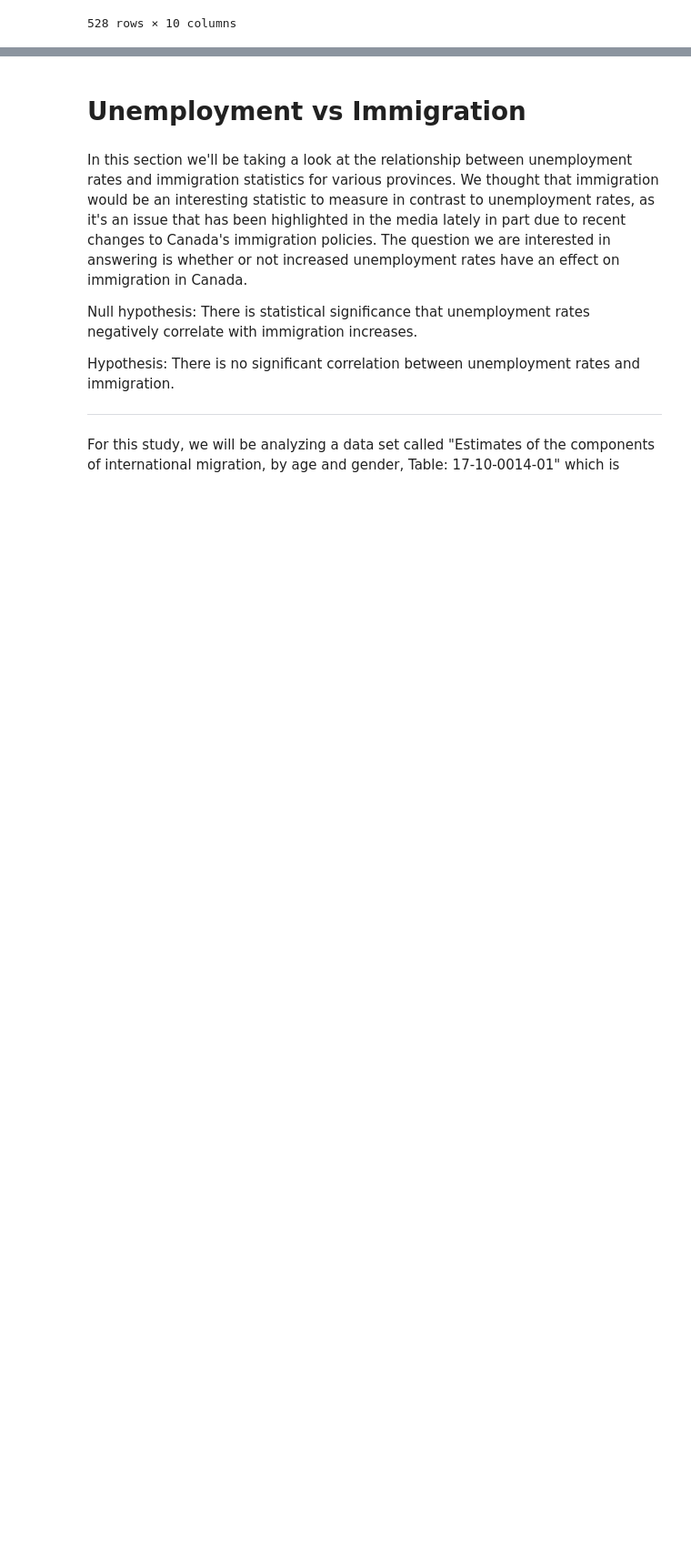
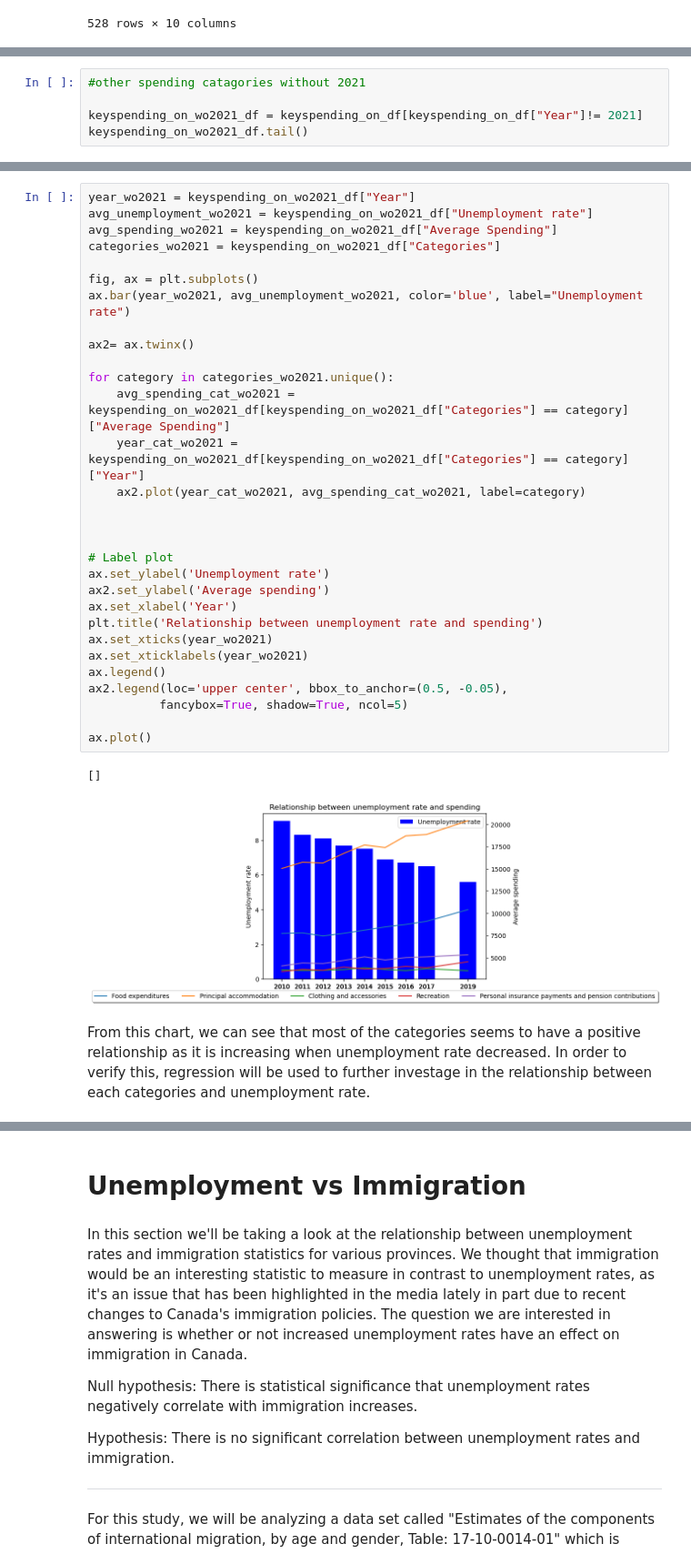
Before and after one commit to Cadeem-M/Project-1-Unemployment, a Jupyter notebook: analysis.ipynb, the cells around one changed output, grey strips where cells are left out. Shown at 91% size. Saved outputs shown, nothing was run; the diff lists cells and outputs as text; blank space fills up the shorter version.

```diff
--- a/analysis.ipynb
+++ b/analysis.ipynb
@@ -238,0 +251,5 @@ ax.plot()
+# %%
+#other spending catagories without 2021
+
+keyspending_on_wo2021_df = keyspending_on_df[keyspending_on_df["Year"]!= 2021]
+keyspending_on_wo2021_df.tail()
@@ -238,0 +294,35 @@ ax.plot()
+# %%
+year_wo2021 = keyspending_on_wo2021_df["Year"]
+avg_unemployment_wo2021 = keyspending_on_wo2021_df["Unemployment rate"]
+avg_spending_wo2021 = keyspending_on_wo2021_df["Average Spending"]
+categories_wo2021 = keyspending_on_wo2021_df["Categories"]
+
+fig, ax = plt.subplots()
+ax.bar(year_wo2021, avg_unemployment_wo2021, color='blue', label="Unemployment rate")
+
+ax2= ax.twinx()
+
+for category in categories_wo2021.unique():
+    avg_spending_cat_wo2021 = keyspending_on_wo2021_df[keyspending_on_wo2021_df["Categories"] == category]["Average Spending"]
+    year_cat_wo2021 = keyspending_on_wo2021_df[keyspending_on_wo2021_df["Categories"] == category]["Year"]
+    ax2.plot(year_cat_wo2021, avg_spending_cat_wo2021, label=category)
+
+
+
+# Label plot
+ax.set_ylabel('Unemployment rate')
+ax2.set_ylabel('Average spending')
+ax.set_xlabel('Year')
+plt.title('Relationship between unemployment rate and spending')
+ax.set_xticks(year_wo2021)
+ax.set_xticklabels(year_wo2021)
+ax.legend()
+ax2.legend(loc='upper center', bbox_to_anchor=(0.5, -0.05),
+          fancybox=True, shadow=True, ncol=5)
+
+ax.plot()
+# %% [output]
+[]
+[figure, added]
+# %% [markdown]
+From this chart, we can see that most of the categories seems to have a positive relationship as it is increasing when unemployment rate decreased. In order to verify this, regression will be used to further investage in the relationship between each categories and unemployment rate.
```
Also changed, not shown: parts of 41 cells of this notebook, 1 other file.
